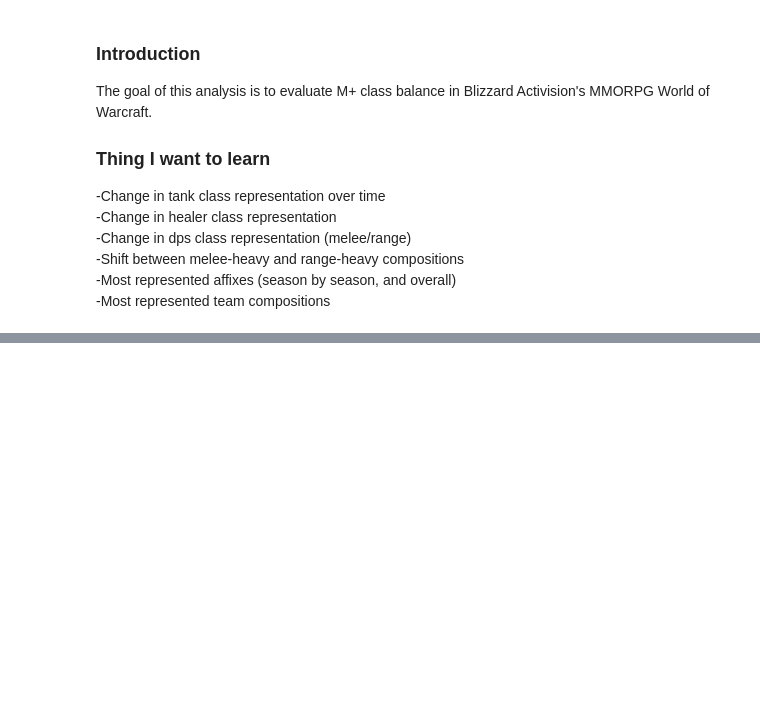
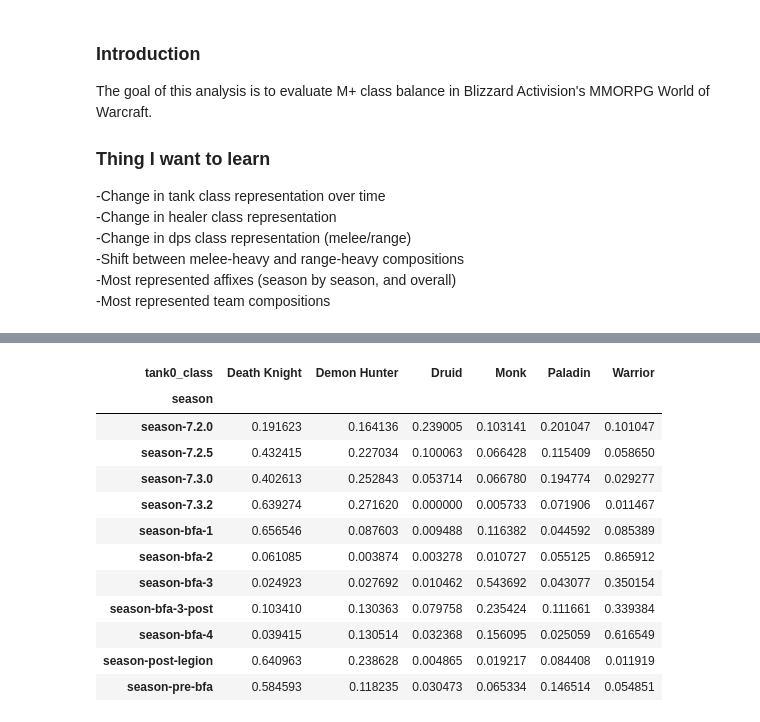
Before and after one commit to ily123/blizzard_stats, a Jupyter notebook: top100_tank_representation_legion_to_bfa.ipynb, the cells around one changed output, grey strips where cells are left out. Drawn from its saved outputs; the diff is of its cells as text; code cells hidden in the pictures; blank space fills up the shorter version.

```diff
--- a/top100_tank_representation_legion_to_bfa.ipynb
+++ b/top100_tank_representation_legion_to_bfa.ipynb
@@ -153,0 +326,4 @@ df.groupby('tank_class').count()
+# %%
+tank_df = legion_df.groupby(['season', 'tank0_class']).size().unstack()
+# %%
+tank_df.drop(columns=['Warlock', 'Hunter'], inplace=True)
@@ -153,0 +334,16 @@ df.groupby('tank_class').count()
+# %%
+tank_df_pct
+# %% [output]
+| tank0_class | Death Knight | Demon Hunter | Druid | Monk | Paladin | Warrior |
+| season |  |  |  |  |  |  |
+| season-7.2.0 | 0.191623 | 0.164136 | 0.239005 | 0.103141 | 0.201047 | 0.101047 |
+| season-7.2.5 | 0.432415 | 0.227034 | 0.100063 | 0.066428 | 0.115409 | 0.058650 |
+| season-7.3.0 | 0.402613 | 0.252843 | 0.053714 | 0.066780 | 0.194774 | 0.029277 |
+| season-7.3.2 | 0.639274 | 0.271620 | 0.000000 | 0.005733 | 0.071906 | 0.011467 |
+| season-bfa-1 | 0.656546 | 0.087603 | 0.009488 | 0.116382 | 0.044592 | 0.085389 |
+| season-bfa-2 | 0.061085 | 0.003874 | 0.003278 | 0.010727 | 0.055125 | 0.865912 |
+| season-bfa-3 | 0.024923 | 0.027692 | 0.010462 | 0.543692 | 0.043077 | 0.350154 |
+| season-bfa-3-post | 0.103410 | 0.130363 | 0.079758 | 0.235424 | 0.111661 | 0.339384 |
+| season-bfa-4 | 0.039415 | 0.130514 | 0.032368 | 0.156095 | 0.025059 | 0.616549 |
+| season-post-legion | 0.640963 | 0.238628 | 0.004865 | 0.019217 | 0.084408 | 0.011919 |
+| season-pre-bfa | 0.584593 | 0.118235 | 0.030473 | 0.065334 | 0.146514 | 0.054851 |
```
Also changed, not shown: parts of 29 cells of this notebook, 3 other files.
